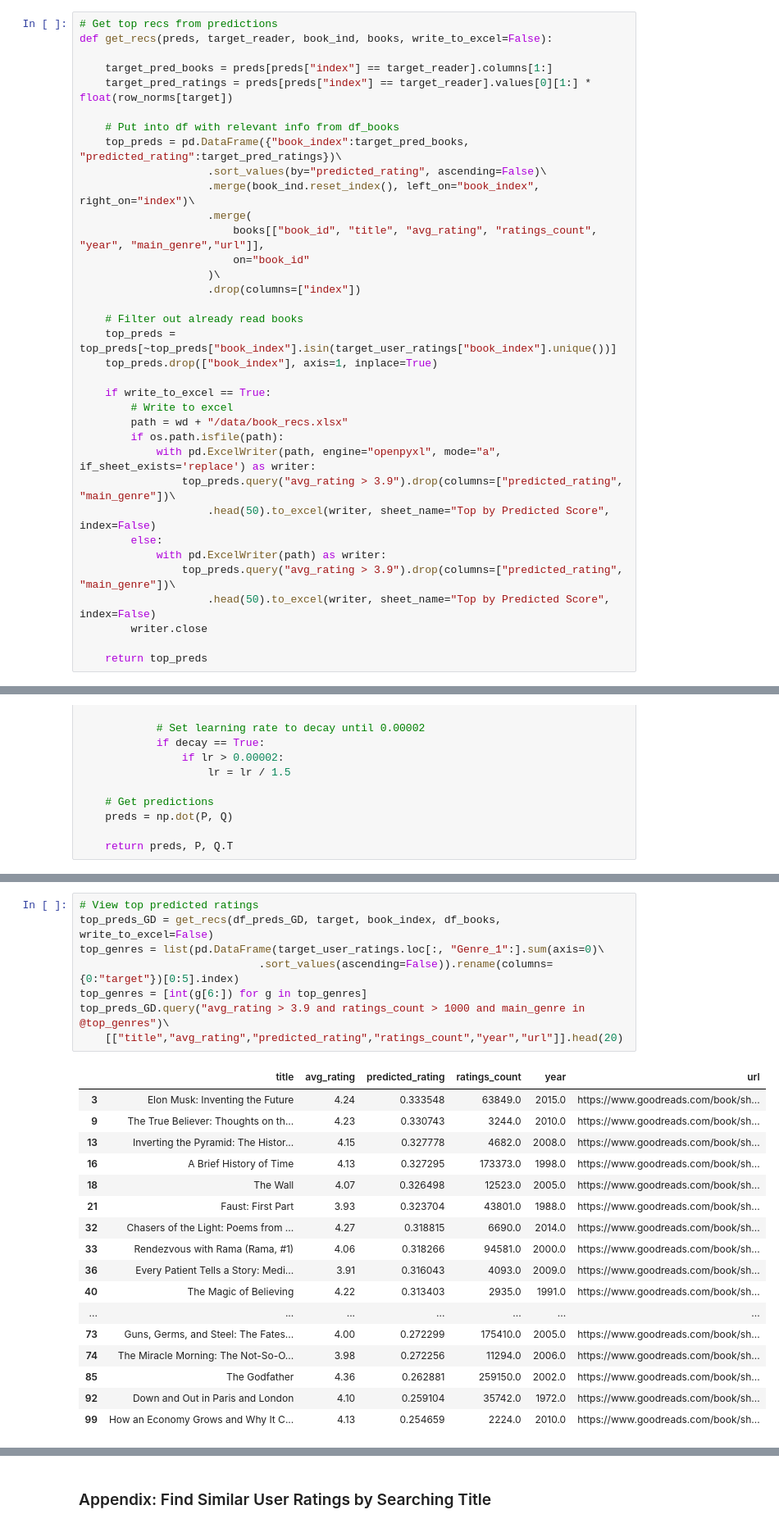
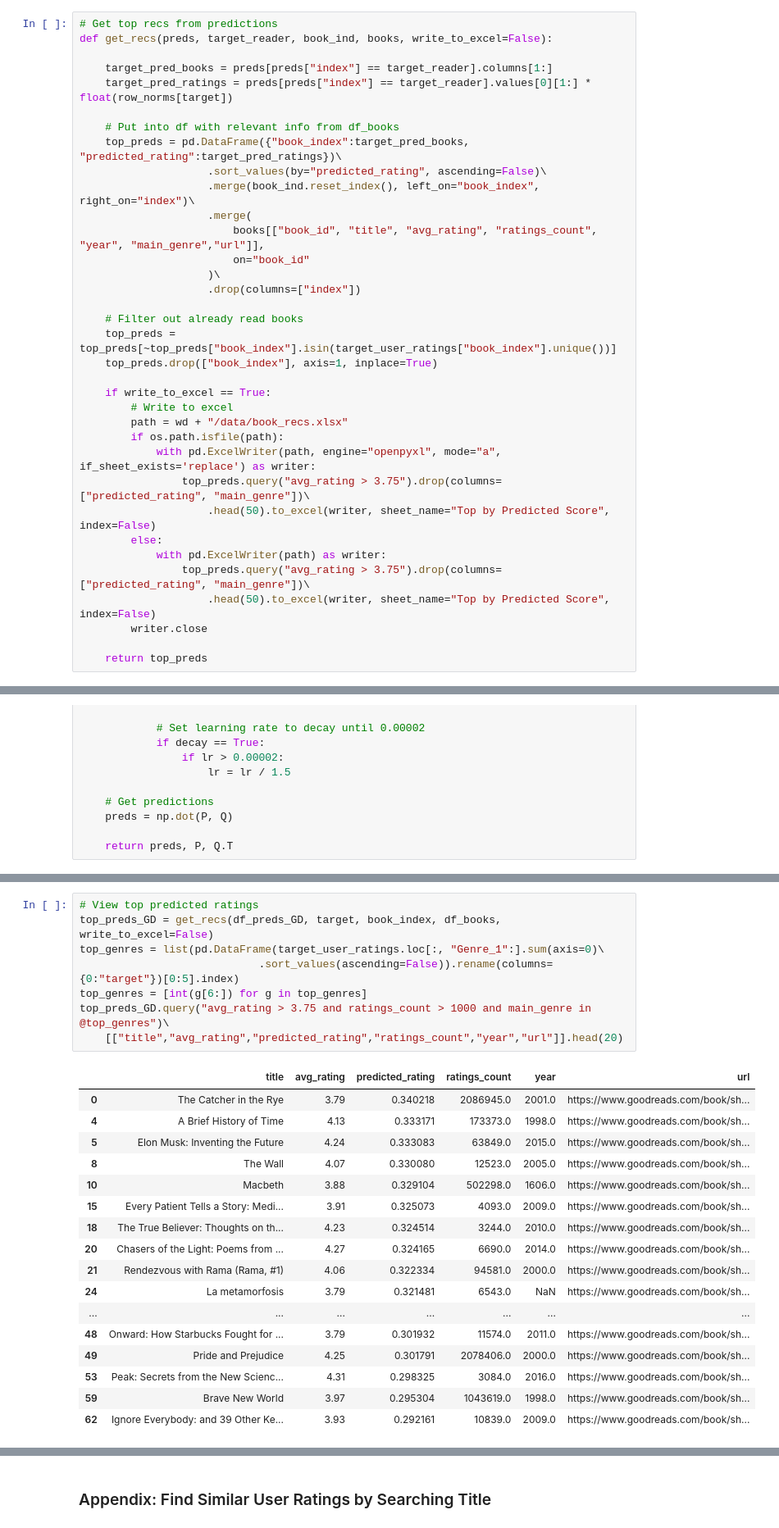
Before and after one commit to mraottth/projects, a Jupyter notebook: Goodreads Book Recommender/02_book_recommender.ipynb, the cells around one changed output, grey strips where cells are left out. Shown at 82% size. Saved outputs shown, nothing was run; the diff lists cells and outputs as text.

```diff
--- a/Goodreads Book Recommender/02_book_recommender.ipynb
+++ b/Goodreads Book Recommender/02_book_recommender.ipynb
@@ -770,11 +770,11 @@ def get_recs(preds, target_reader, book_ind, books, write_to_excel=False):
         path = wd + "/data/book_recs.xlsx"
         if os.path.isfile(path):
             with pd.ExcelWriter(path, engine="openpyxl", mode="a", if_sheet_exists='replace') as writer:
-                top_preds.query("avg_rating > 3.9").drop(columns=["predicted_rating", "main_genre"])\
+                top_preds.query("avg_rating > 3.75").drop(columns=["predicted_rating", "main_genre"])\
                     .head(50).to_excel(writer, sheet_name="Top by Predicted Score", index=False)
         else:
             with pd.ExcelWriter(path) as writer:
-                top_preds.query("avg_rating > 3.9").drop(columns=["predicted_rating", "main_genre"])\
+                top_preds.query("avg_rating > 3.75").drop(columns=["predicted_rating", "main_genre"])\
                     .head(50).to_excel(writer, sheet_name="Top by Predicted Score", index=False)
         writer.close
 
@@ -1082,29 +1082,29 @@ Step: 700, Loss: 751.45, lr: 0.00263
 # %%
 # View top predicted ratings
 top_preds_GD = get_recs(df_preds_GD, target, book_index, df_books, write_to_excel=False)
 top_genres = list(pd.DataFrame(target_user_ratings.loc[:, "Genre_1":].sum(axis=0)\
                             .sort_values(ascending=False)).rename(columns={0:"target"})[0:5].index)
 top_genres = [int(g[6:]) for g in top_genres]
-top_preds_GD.query("avg_rating > 3.9 and ratings_count > 1000 and main_genre in @top_genres")\
+top_preds_GD.query("avg_rating > 3.75 and ratings_count > 1000 and main_genre in @top_genres")\
     [["title","avg_rating","predicted_rating","ratings_count","year","url"]].head(20)
 # %% [output]
 |  | title | avg_rating | predicted_rating | ratings_count | year | url |
-| 3 | Elon Musk: Inventing the Future | 4.24 | 0.333548 | 63849.0 | 2015.0 | https://www.goodreads.com/book/sh... |
-| 9 | The True Believer: Thoughts on th... | 4.23 | 0.330743 | 3244.0 | 2010.0 | https://www.goodreads.com/book/sh... |
-| 13 | Inverting the Pyramid: The Histor... | 4.15 | 0.327778 | 4682.0 | 2008.0 | https://www.goodreads.com/book/sh... |
-| 16 | A Brief History of Time | 4.13 | 0.327295 | 173373.0 | 1998.0 | https://www.goodreads.com/book/sh... |
-| 18 | The Wall | 4.07 | 0.326498 | 12523.0 | 2005.0 | https://www.goodreads.com/book/sh... |
-| 21 | Faust: First Part | 3.93 | 0.323704 | 43801.0 | 1988.0 | https://www.goodreads.com/book/sh... |
-| 32 | Chasers of the Light: Poems from ... | 4.27 | 0.318815 | 6690.0 | 2014.0 | https://www.goodreads.com/book/sh... |
-| 33 | Rendezvous with Rama (Rama, #1) | 4.06 | 0.318266 | 94581.0 | 2000.0 | https://www.goodreads.com/book/sh... |
-| 36 | Every Patient Tells a Story: Medi... | 3.91 | 0.316043 | 4093.0 | 2009.0 | https://www.goodreads.com/book/sh... |
-| 40 | The Magic of Believing | 4.22 | 0.313403 | 2935.0 | 1991.0 | https://www.goodreads.com/book/sh... |
+| 0 | The Catcher in the Rye | 3.79 | 0.340218 | 2086945.0 | 2001.0 | https://www.goodreads.com/book/sh... |
+| 4 | A Brief History of Time | 4.13 | 0.333171 | 173373.0 | 1998.0 | https://www.goodreads.com/book/sh... |
+| 5 | Elon Musk: Inventing the Future | 4.24 | 0.333083 | 63849.0 | 2015.0 | https://www.goodreads.com/book/sh... |
+| 8 | The Wall | 4.07 | 0.330080 | 12523.0 | 2005.0 | https://www.goodreads.com/book/sh... |
+| 10 | Macbeth | 3.88 | 0.329104 | 502298.0 | 1606.0 | https://www.goodreads.com/book/sh... |
+| 15 | Every Patient Tells a Story: Medi... | 3.91 | 0.325073 | 4093.0 | 2009.0 | https://www.goodreads.com/book/sh... |
+| 18 | The True Believer: Thoughts on th... | 4.23 | 0.324514 | 3244.0 | 2010.0 | https://www.goodreads.com/book/sh... |
+| 20 | Chasers of the Light: Poems from ... | 4.27 | 0.324165 | 6690.0 | 2014.0 | https://www.goodreads.com/book/sh... |
+| 21 | Rendezvous with Rama (Rama, #1) | 4.06 | 0.322334 | 94581.0 | 2000.0 | https://www.goodreads.com/book/sh... |
+| 24 | La metamorfosis | 3.79 | 0.321481 | 6543.0 | NaN | https://www.goodreads.com/book/sh... |
 | ... | ... | ... | ... | ... | ... | ... |
-| 73 | Guns, Germs, and Steel: The Fates... | 4.00 | 0.272299 | 175410.0 | 2005.0 | https://www.goodreads.com/book/sh... |
-| 74 | The Miracle Morning: The Not-So-O... | 3.98 | 0.272256 | 11294.0 | 2006.0 | https://www.goodreads.com/book/sh... |
-| 85 | The Godfather | 4.36 | 0.262881 | 259150.0 | 2002.0 | https://www.goodreads.com/book/sh... |
-| 92 | Down and Out in Paris and London | 4.10 | 0.259104 | 35742.0 | 1972.0 | https://www.goodreads.com/book/sh... |
-| 99 | How an Economy Grows and Why It C... | 4.13 | 0.254659 | 2224.0 | 2010.0 | https://www.goodreads.com/book/sh... |
+| 48 | Onward: How Starbucks Fought for ... | 3.79 | 0.301932 | 11574.0 | 2011.0 | https://www.goodreads.com/book/sh... |
+| 49 | Pride and Prejudice | 4.25 | 0.301791 | 2078406.0 | 2000.0 | https://www.goodreads.com/book/sh... |
+| 53 | Peak: Secrets from the New Scienc... | 4.31 | 0.298325 | 3084.0 | 2016.0 | https://www.goodreads.com/book/sh... |
+| 59 | Brave New World | 3.97 | 0.295304 | 1043619.0 | 1998.0 | https://www.goodreads.com/book/sh... |
+| 62 | Ignore Everybody: and 39 Other Ke... | 3.93 | 0.292161 | 10839.0 | 2009.0 | https://www.goodreads.com/book/sh... |
 # %%
 # Display top preds
 display_top_books(top_preds_GD, df_books, target_user_ratings)
```
Also changed, not shown: parts of 24 cells of this notebook, 1 other file.
